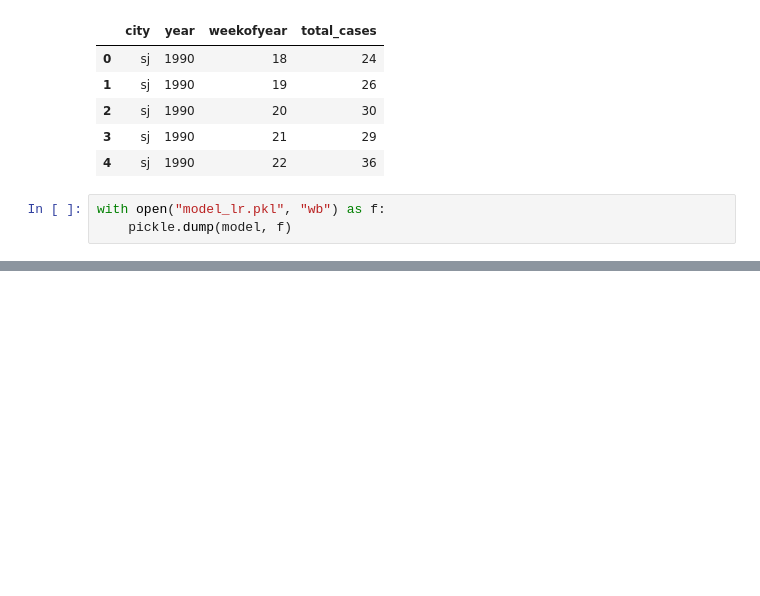
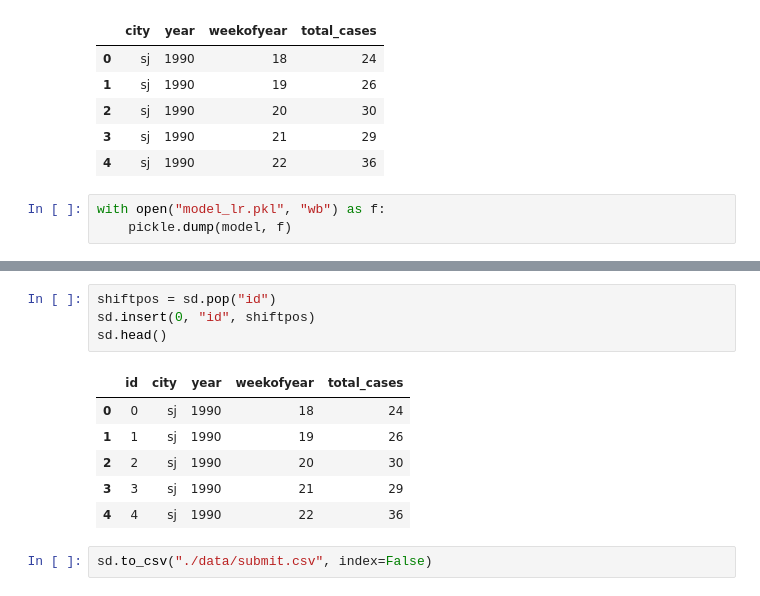
Before and after one commit to KitwanaSh/data_driven_competition, a Jupyter notebook: denai_diseases_spread/final_note.ipynb, the cells around one changed output, grey strips where cells are left out. Drawn from its saved outputs; the diff is of its cells as text; blank space fills up the shorter version.

Commit message:
Feat: Save the data with 'id'

```diff
--- a/denai_diseases_spread/final_note.ipynb
+++ b/denai_diseases_spread/final_note.ipynb
@@ -215,0 +236,13 @@ with open("model_lr.pkl", "wb") as f:
+# %%
+shiftpos = sd.pop("id")
+sd.insert(0, "id", shiftpos)
+sd.head()
+# %% [output]
+|  | id | city | year | weekofyear | total_cases |
+| 0 | 0 | sj | 1990 | 18 | 24 |
+| 1 | 1 | sj | 1990 | 19 | 26 |
+| 2 | 2 | sj | 1990 | 20 | 30 |
+| 3 | 3 | sj | 1990 | 21 | 29 |
+| 4 | 4 | sj | 1990 | 22 | 36 |
+# %%
+sd.to_csv("./data/submit.csv", index=False)
```
Also changed, not shown: parts of 3 cells of this notebook, 1 other file.
